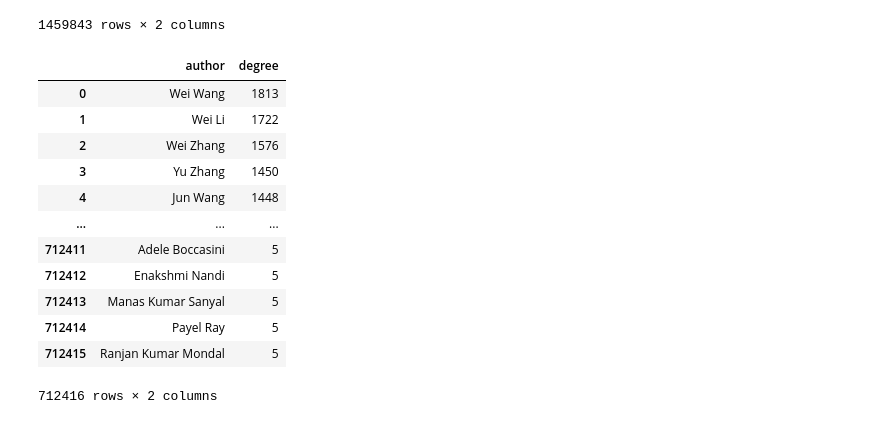
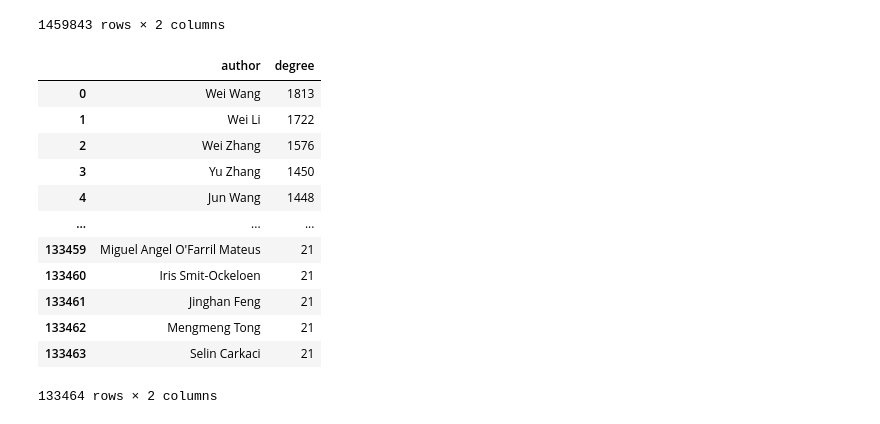
Before and after one commit to VirosaLi/dblp-analysis, a Jupyter notebook: data/data_playground.ipynb, the cells around one changed output. Saved outputs shown, nothing was run; the diff lists cells and outputs as text; code cells hidden in the pictures.

```diff
--- a/data/data_playground.ipynb
+++ b/data/data_playground.ipynb
@@ -60,18 +61,18 @@ author_degree
 | 1459842 | Karima Belgharbi | 1 |
 1459843 rows × 2 columns
 # %%
-author_degree[author_degree['degree'] > 4]
+author_degree[author_degree['degree'] > 20]
 # %% [output]
 |  | author | degree |
 | 0 | Wei Wang | 1813 |
 | 1 | Wei Li | 1722 |
 | 2 | Wei Zhang | 1576 |
 | 3 | Yu Zhang | 1450 |
 | 4 | Jun Wang | 1448 |
 | ... | ... | ... |
-| 712411 | Adele Boccasini | 5 |
-| 712412 | Enakshmi Nandi | 5 |
-| 712413 | Manas Kumar Sanyal | 5 |
-| 712414 | Payel Ray | 5 |
-| 712415 | Ranjan Kumar Mondal | 5 |
+| 133459 | Miguel Angel O'Farril Mateus | 21 |
+| 133460 | Iris Smit-Ockeloen | 21 |
+| 133461 | Jinghan Feng | 21 |
+| 133462 | Mengmeng Tong | 21 |
+| 133463 | Selin Carkaci | 21 |
-712416 rows × 2 columns
+133464 rows × 2 columns
```
Also changed, not shown: parts of 7 cells of this notebook, 6 other files.
